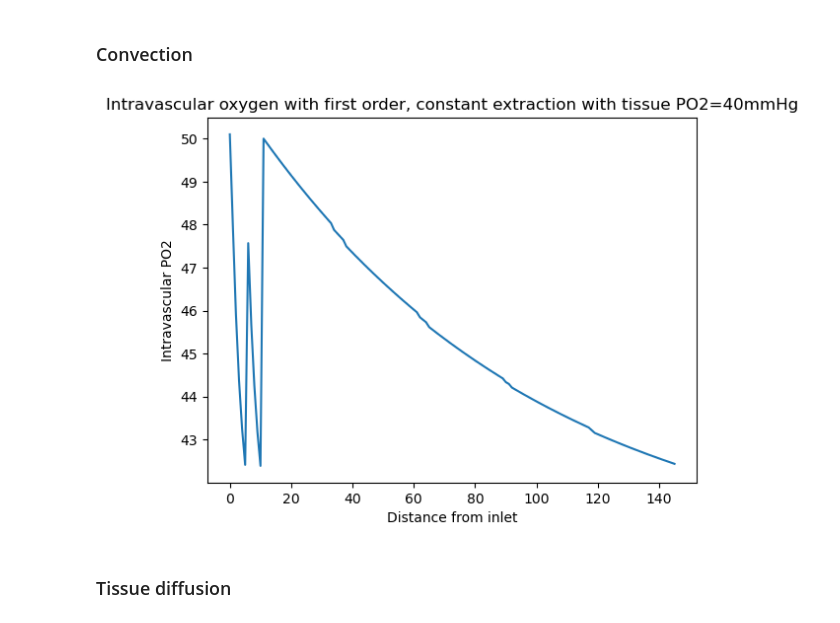
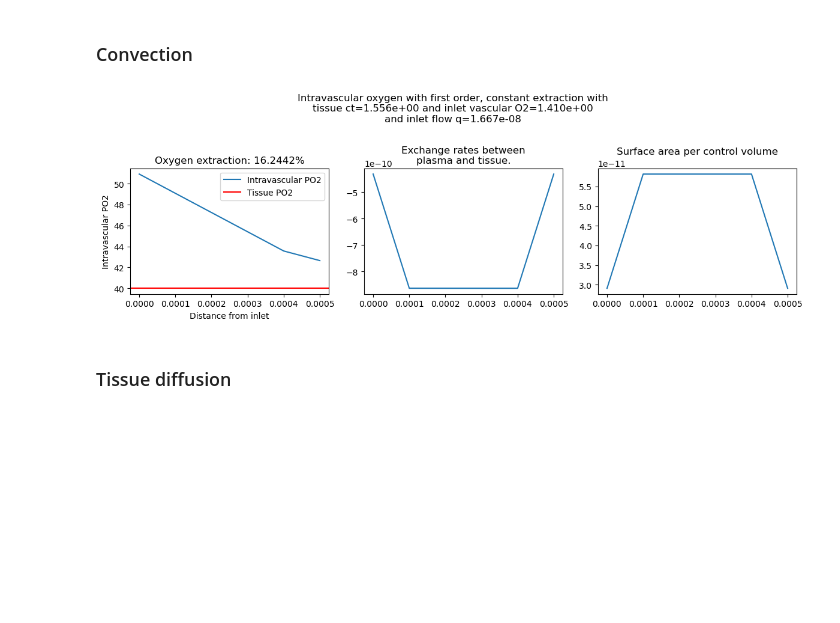
Before and after one commit to remihndz/Macular-Oxygenation, a Jupyter notebook: Oxygen-Voxel-Method/src/CleanCode.ipynb, the cells around one changed output. Saved outputs shown, nothing was run; the diff lists cells and outputs as text; code cells hidden in the pictures; blank space fills up the shorter version.

Commit message:
Fixed units. Convection with constant extravascular oxygen seems to work now.

```diff
--- a/Oxygen-Voxel-Method/src/CleanCode.ipynb
+++ b/Oxygen-Voxel-Method/src/CleanCode.ipynb
@@ -1016,6 +1134,6 @@ def MakeCSRBinaryMatrix(data, nrows:int, ncols:int):
 # %%
 def ControlVolumesProjectionMatrices(CV:ControlVolumes):
-    endoToVoxel = [list(l) for l in CV.VAG.vp['endothelium']]
+    endoToVoxel = [l for l in CV.VAG.vp['endothelium']]
     C2t = MakeCSRBinaryMatrix(endoToVoxel, nrows=CV.VAG.num_vertices(),
         ncols=CV.grid.size)
     C2v = MakeCSRBinaryMatrix([[v] for v in CV.VAG.get_vertices()], nrows=CV.VAG.num_vertices(),
@@ -1027,48 +1145,93 @@ C2v, C2t = ControlVolumesProjectionMatrices(CV)
 # %%
 # Flow matrix
 def FlowMatrix(CV):
-    return sp.dia_matrix((CV.ep['flow'].a, 0), shape=2*[CV.num_edges()])
+    return sp.dia_matrix((CV.ep['flow'].a, 0), shape=2*[CV.num_edges()]).tocsr()
 #Q = sp.dia_matrix((np.random.random(q.a.shape), 0), shape=2*[len(q.a)])
-Q = sp.dia_matrix((1e-3*np.ones(q.a.shape), 0), shape=2*[len(q.a)])
 
+# Q = sp.dia_matrix((q.a, 0), shape=2*[len(q.a)]).tocsr()
 
 # Advection
 def PositivePart(M):
     # Positive part of matrix
     return .5*(M + abs(M))
 # M = C1.T @ (
 #     PositivePart(Q) @ PositivePart(C1) -
 #     PositivePart(-Q) @ PositivePart(-C1)
 # )
 # Mout = Dout @ C1.T @ Q @ PositivePart(-C1)
+# def ConvectionMatrices(CV):
+#     C1 = gt.spectral.incidence(CV._vessels).T
+#     # Decision matrices
+#     Din = sp.dia_matrix(((CV._vessels.get_in_degrees(list(CV._vessels.iter_vertices()))==0).astype(int), 0),
+#                         shape=(CV._vessels.num_vertices(), CV._vessels.num_vertices()))
+#     # Dout = sp.dia_matrix(((CV._vessels.get_out_degrees(CV._vessels.get_vertices())==0).astype(int), 0),
+#     #                     shape=(CV._vessels.num_vertices(), CV._vessels.num_vertices()))
+#     Min  = Din @ C1.T @ Q @ PositivePart(C1)
+#     M = (C1.T@(PositivePart(Q)@PositivePart(C1))).T
+#     return -M.tocsr(), Min.tocsr(), Din.tocsr()
 def ConvectionMatrices(CV):
-    C1 = gt.spectral.incidence(CV._vessels, vindex=CV._vessels.vp['topo']).T
-    # Decision matrices
-    Din = sp.dia_matrix(((CV._vessels.get_in_degrees(CV._vessels.order)==0).astype(int), 0),
+    C1 = gt.spectral.incidence(CV._vessels).T
+    Din = sp.dia_matrix(((CV._vessels.get_in_degrees(list(CV._vessels.iter_vertices()))==0).astype(int), 0),
                         shape=(CV._vessels.num_vertices(), CV._vessels.num_vertices()))
-    # Dout = sp.dia_matrix(((CV._vessels.get_out_degrees(CV._vessels.get_vertices())==0).astype(int), 0),
-    #                     shape=(CV._vessels.num_vertices(), CV._vessels.num_vertices()))
-    Min  = Din @ C1.T @ Q @ PositivePart(-C1)
-    M = (C1.T@(Q@PositivePart(C1))).T
-    return M, Min, Din
+    Dout = sp.dia_matrix(((CV._vessels.get_out_degrees(CV._vessels.get_vertices())==0).astype(int), 0),
+                        shape=(CV._vessels.num_vertices(), CV._vessels.num_vertices()))
+    q = CV._vessels.ep['q']
+    Q = sp.dia_matrix((q.a, 0), shape=2*[CV.VAG.num_edges()])
+    Min  = Din @ C1.T @ Q @ (PositivePart(-C1))
+    MOut = Dout @ C1.T @ Q @ PositivePart(C1)
+    M = sp.lil_matrix(Din.shape)
+    M = C1.T@(PositivePart(Q)@PositivePart(C1) - PositivePart(-Q)@PositivePart(-C1))
+    #M -= MOut
+    return M.T.tocsr(), Min.T.tocsr(), Din.tocsr()
 
 # Reorder to topological order
+## TODO
 
 M, Min, Din = ConvectionMatrices(CV)
+# plt.spy(M+Min)
+# plt.plot(range(M.shape[0]), range(M.shape[0]), 'r')
+# plt.show()
 
 # Boundary conditions
-p0 = 50
-cvBar = Din @ (p0 * np.ones(M.shape[0]))
+cvBar = Din @ (cIn * np.ones(M.shape[0]))
+tissueSurroundingKeptConstant = np.ones(CV.grid.size)*ctBC
+
+# Surface contact area for each segment with the tissue
+s = np.array([np.linalg.norm(CV._vessels.vp['position'][n]) for n in CV._vessels.iter_vertices()])
+def SurfaceAreaMatrix(CV):
+    # Surface area where O2 can exit the control volume
+    N = np.asarray([len(l) for l in CV.VAG.vp['endothelium']])
+    C1 = gt.spectral.incidence(CV._vessels).T
+    S = np.pi*np.where(N!=0, 1/N, 0)
+    S = np.multiply(S, abs(C1.T).dot(CV._vessels.ep['radius'].a*CV._vessels.ep['length'].a))
+    S = sp.spdiags([S], [0])
+    return S.tocsr()
+S = SurfaceAreaMatrix(CV)
 
 # Solve
-cv = sp.linalg.spsolve((Min+M+1e-5*sp.eye(cvBar.size)), 1e-5*np.ones(cvBar.size)*40 + Min@cvBar)
-s = np.array([np.linalg.norm(CV._vessels.vp['position'][n]) for n in CV._vessels.order])
-plt.plot(cv)
-plt.title("Intravascular oxygen with first order, constant extraction with tissue PO2=40mmHg")
+Convection = Min + M
+IntravascularOxygen = (sp.eye(*M.shape)-0*Din)@(C2v.T@S@C2v)
+ExtravascularOxygen = (sp.eye(*M.shape)-0*Din)@C2v.T@S@C2t@(tissueSurroundingKeptConstant)
+
+# cv,_ = sp.linalg.gmres((Convection + Gamma_v/h_v * IntravascularOxygen), Gamma_v/h_v*ExtravascularOxygen + Min@cvBar)
+cv = sp.linalg.spsolve(Convection - Gamma_v/h_v * IntravascularOxygen, -Gamma_v/h_v*ExtravascularOxygen + Min@cvBar)
+# Gamma_v/h_v * sp.eye(cvBar.size)), Gamma_v/h_v*tissueSurroundingKeptConstant + Min@cvBar)
+# cv/=alpha
+fig = plt.figure(layout='tight', figsize=(12,4))
+plt.suptitle(f"Intravascular oxygen with first order, constant extraction with\ntissue ct={tissueSurroundingKeptConstant[0]:.3e} and inlet vascular O2={cIn:.3e}\nand inlet flow q={CV._vessels.ep['q'].a.max():.3e}")
+fig.add_subplot(131).plot(s, cv/alpha)
+# fig.add_subplot(121).semilogy(s, cv/alpha)
+plt.axhline(tissueSurroundingKeptConstant[0]/alpha_t, c='r')
+plt.legend(['Intravascular PO2', 'Tissue PO2'])
+plt.title(f"Oxygen extraction: {100*(cv[0]-cv[-1])/cv[0]:.4f}%")
 plt.xlabel("Distance from inlet")
 plt.ylabel("Intravascular PO2")
+fig.add_subplot(132).plot(s, Gamma_v/h_v*(IntravascularOxygen@cv - ExtravascularOxygen))
+plt.title("Exchange rates between\nplasma and tissue.")
+fig.add_subplot(133).plot(s, S.data)
+plt.title("Surface area per control volume")
 plt.show()
 # %% [output]
-[figure, old version]
+[figure, new version]
 # %% [markdown]
 ### Tissue diffusion
```
Also changed, not shown: parts of 27 cells of this notebook.
